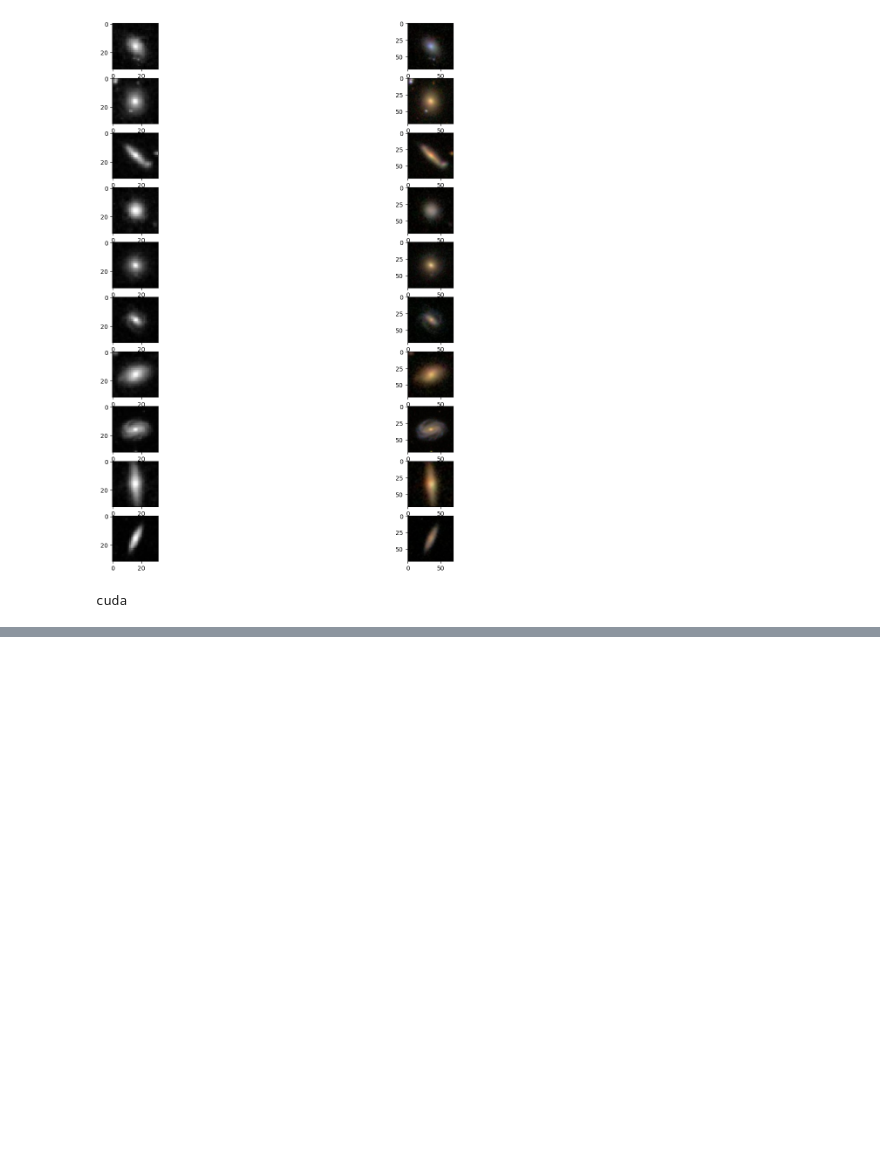
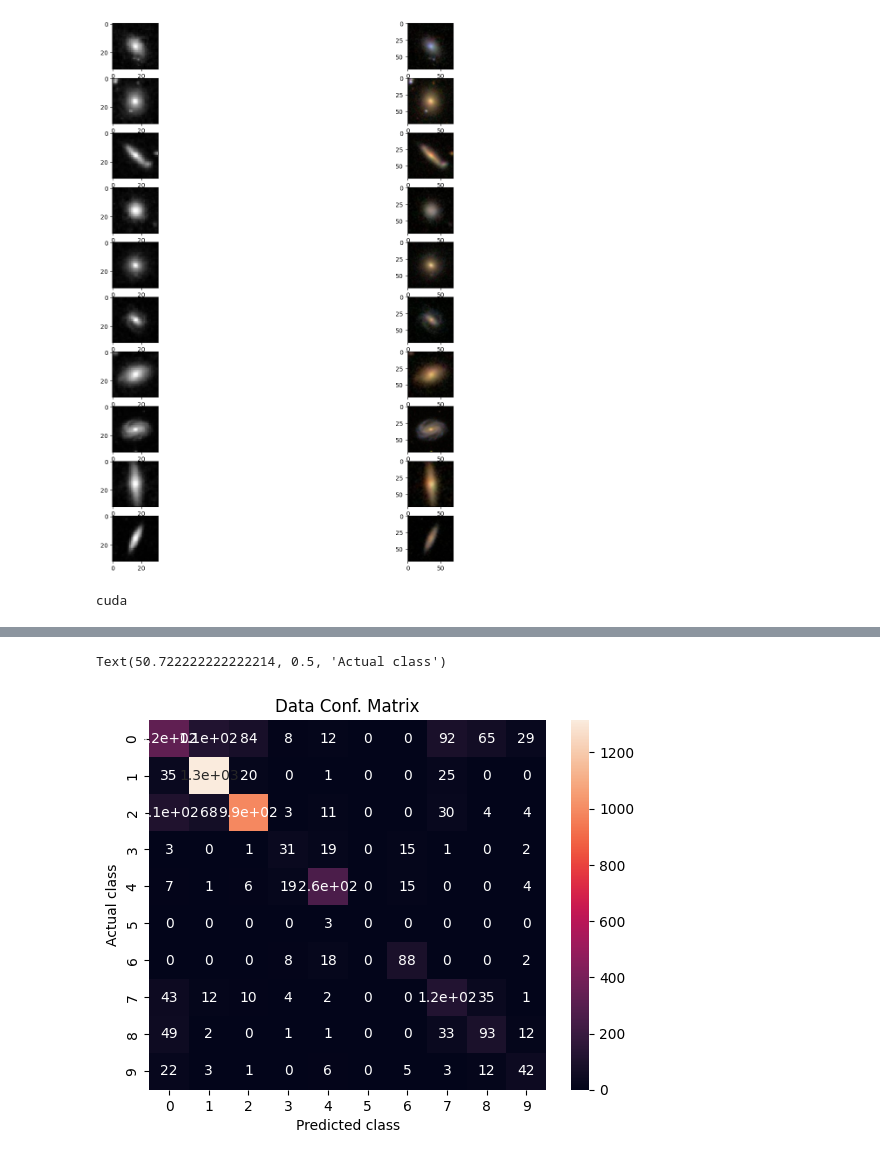
Before and after one commit to FatAnorexic/Galaxy_AI, a Jupyter notebook: LeNet5model.ipynb, the cells around one changed output, grey strips where cells are left out. Cells and saved outputs as stored; diff of their text form; code cells hidden in the pictures; blank space fills up the shorter version.

Commit message:
Add classifacation report and confusion matrix

```diff
--- a/LeNet5model.ipynb
+++ b/LeNet5model.ipynb
@@ -263,0 +264,12 @@ print(test_acc)
+# %%
+target_true=[]
+target_pred=[]
+
+for data, target in test_loader:
+    data, target=data.to(device), target.to(device)
+
+    output=model(data)
+    _, predicted=torch.max(output, dim=1)
+
+    target_true.extend(target.cpu().numpy())
+    target_pred.extend(predicted.cpu().numpy())
@@ -263,0 +296,9 @@ print(test_acc)
+# %%
+mat=confusion_matrix(target_true, target_pred)
+sns.heatmap(mat, annot=True)
+plt.title("Data Conf. Matrix")
+plt.xlabel('Predicted class')
+plt.ylabel('Actual class')
+# %% [output]
+Text(50.722222222222214, 0.5, 'Actual class')
+[figure, added]
```
Also changed, not shown: parts of 6 cells of this notebook.
